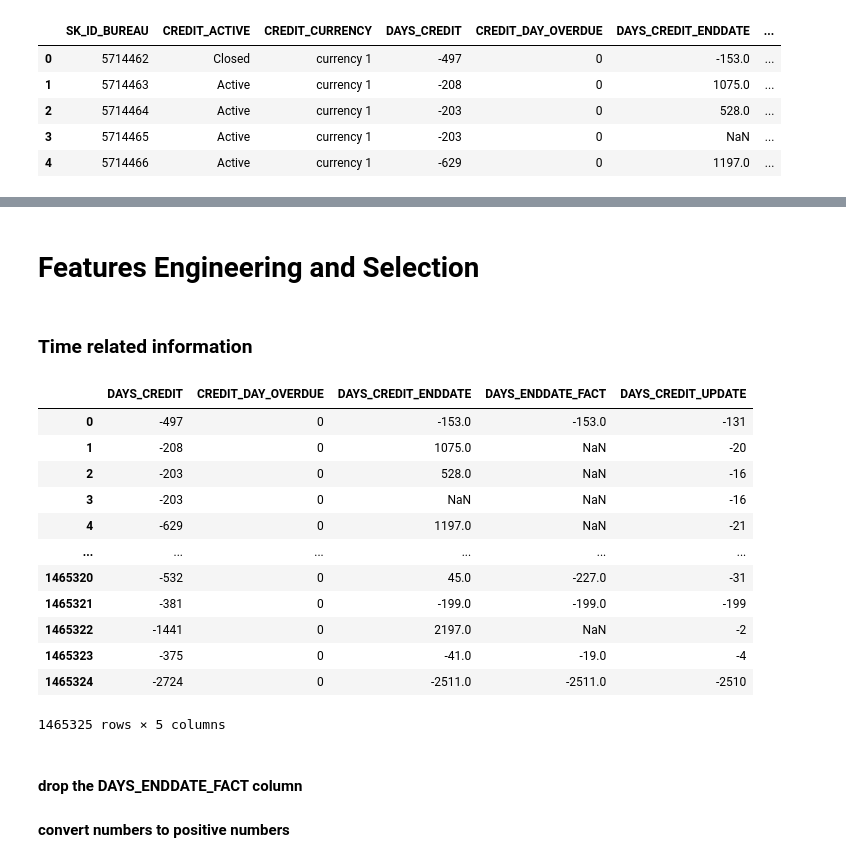
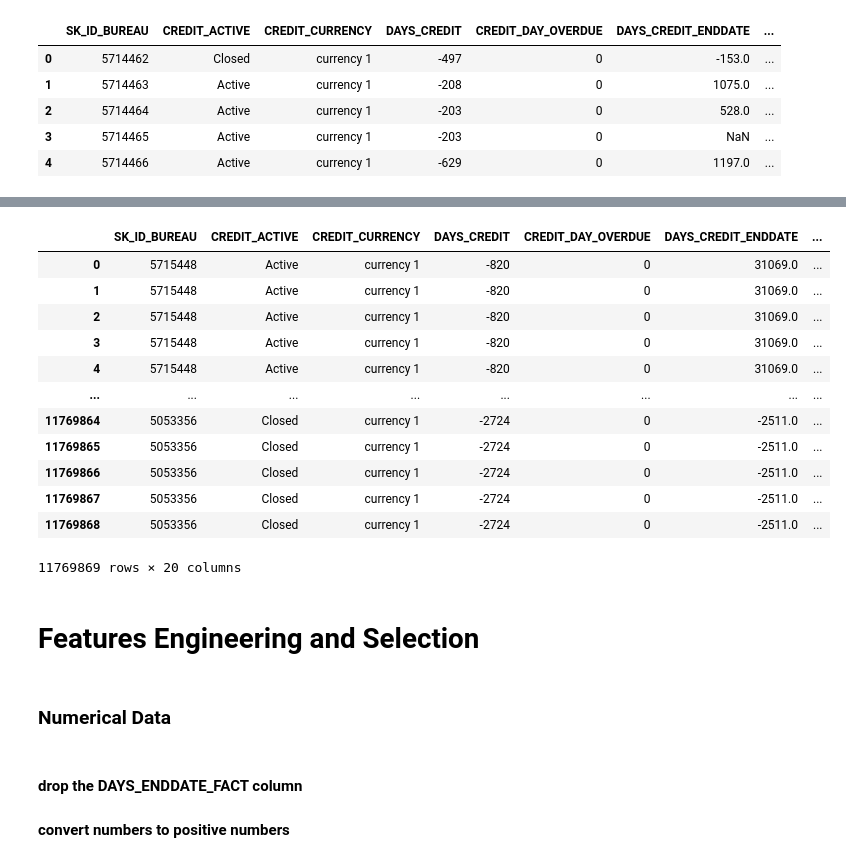
Before and after one commit to dunp7/Home-Default-Credit-Risk, a Jupyter notebook: Features Engineer and Selection/Bureau1.ipynb, the cells around one changed output, grey strips where cells are left out. Drawn from its saved outputs; the diff is of its cells as text; code cells hidden in the pictures.

```diff
--- a/Features Engineer and Selection/Bureau1.ipynb
+++ b/Features Engineer and Selection/Bureau1.ipynb
@@ -4,8 +4,8 @@ import numpy as np
 import matplotlib.pyplot as plt
 import seaborn as sns
 # %%
-df = pd.read_csv("D:\data prep\dseb63_final_project_DP_dataset\dseb63_final_project_DP_dataset\dseb63_bureau.csv")
-df.head()
+df1 = pd.read_csv("D:\data prep\dseb63_final_project_DP_dataset\dseb63_final_project_DP_dataset\dseb63_bureau.csv")
+df1.head()
 # %% [output]
 |  | SK_ID_BUREAU | CREDIT_ACTIVE | CREDIT_CURRENCY | DAYS_CREDIT | CREDIT_DAY_OVERDUE | DAYS_CREDIT_ENDDATE | ... |
 | 0 | 5714462 | Closed | currency 1 | -497 | 0 | -153.0 | ... |
@@ -44,0 +16,3 @@ memory usage: 190.1+ MB
+# %%
+df2 = pd.read_csv("D:\data prep\dseb63_final_project_DP_dataset\dseb63_final_project_DP_dataset\dseb63_bureau_balance.csv")
+df2.head()
@@ -44,0 +26,3 @@ memory usage: 190.1+ MB
+# %%
+merge_df = pd.merge(df1, df2, on='SK_ID_BUREAU')
+merge_df.head()
@@ -45,25 +36,27 @@ memory usage: 190.1+ MB
+# %%
+app_train = pd.read_csv("D:\data prep\dseb63_final_project_DP_dataset\dseb63_final_project_DP_dataset\dseb63_application_train.csv")
+app_train = app_train[['SK_ID_CURR','TARGET']]
+merged_df = pd.merge(merge_df,app_train, on='SK_ID_CURR',how = 'inner')
+# %%
+merged_df
+# %% [output]
+|  | SK_ID_BUREAU | CREDIT_ACTIVE | CREDIT_CURRENCY | DAYS_CREDIT | CREDIT_DAY_OVERDUE | DAYS_CREDIT_ENDDATE | ... |
+| 0 | 5715448 | Active | currency 1 | -820 | 0 | 31069.0 | ... |
+| 1 | 5715448 | Active | currency 1 | -820 | 0 | 31069.0 | ... |
+| 2 | 5715448 | Active | currency 1 | -820 | 0 | 31069.0 | ... |
+| 3 | 5715448 | Active | currency 1 | -820 | 0 | 31069.0 | ... |
+| 4 | 5715448 | Active | currency 1 | -820 | 0 | 31069.0 | ... |
+| ... | ... | ... | ... | ... | ... | ... | ... |
+| 11769864 | 5053356 | Closed | currency 1 | -2724 | 0 | -2511.0 | ... |
+| 11769865 | 5053356 | Closed | currency 1 | -2724 | 0 | -2511.0 | ... |
+| 11769866 | 5053356 | Closed | currency 1 | -2724 | 0 | -2511.0 | ... |
+| 11769867 | 5053356 | Closed | currency 1 | -2724 | 0 | -2511.0 | ... |
+| 11769868 | 5053356 | Closed | currency 1 | -2724 | 0 | -2511.0 | ... |
+11769869 rows × 20 columns
 # %% [markdown]
 # Features Engineering and Selection
-# %% [markdown]
-### Time related information
-# %%
-time = ['DAYS_CREDIT','CREDIT_DAY_OVERDUE', 'DAYS_CREDIT_ENDDATE', 'DAYS_ENDDATE_FACT', 'DAYS_CREDIT_UPDATE']
-df_time = df[time]
-df_time
-# %% [output]
-|  | DAYS_CREDIT | CREDIT_DAY_OVERDUE | DAYS_CREDIT_ENDDATE | DAYS_ENDDATE_FACT | DAYS_CREDIT_UPDATE |
-| 0 | -497 | 0 | -153.0 | -153.0 | -131 |
-| 1 | -208 | 0 | 1075.0 | NaN | -20 |
-| 2 | -203 | 0 | 528.0 | NaN | -16 |
-| 3 | -203 | 0 | NaN | NaN | -16 |
-| 4 | -629 | 0 | 1197.0 | NaN | -21 |
-| ... | ... | ... | ... | ... | ... |
-| 1465320 | -532 | 0 | 45.0 | -227.0 | -31 |
-| 1465321 | -381 | 0 | -199.0 | -199.0 | -199 |
-| 1465322 | -1441 | 0 | 2197.0 | NaN | -2 |
-| 1465323 | -375 | 0 | -41.0 | -19.0 | -4 |
-| 1465324 | -2724 | 0 | -2511.0 | -2511.0 | -2510 |
-1465325 rows × 5 columns
+# %% [markdown]
+### Numerical Data
 # %% [markdown]
 #### drop the DAYS_ENDDATE_FACT column
 #### convert numbers to positive numbers
```
Also changed, not shown: parts of 24 cells of this notebook, 1 other file.
